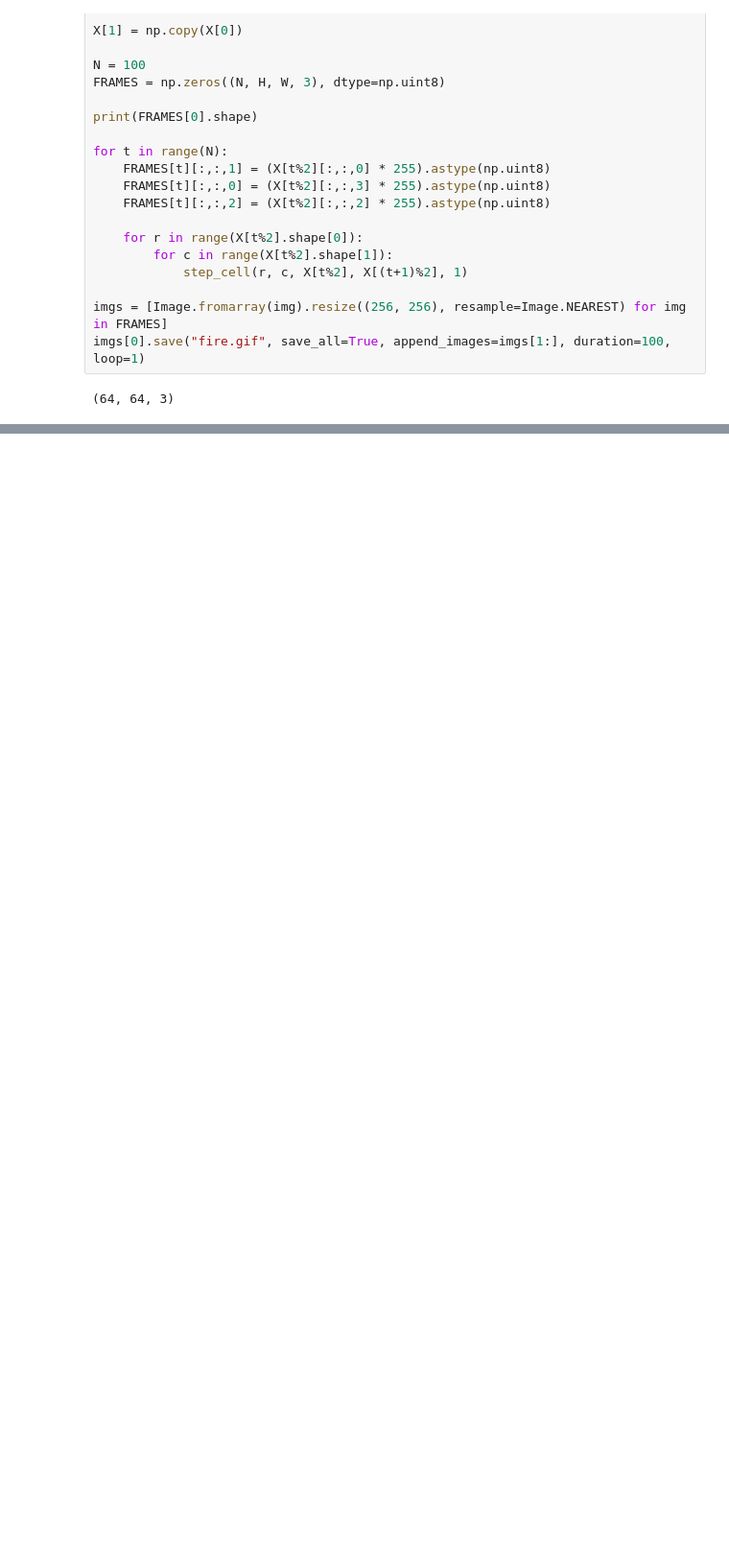
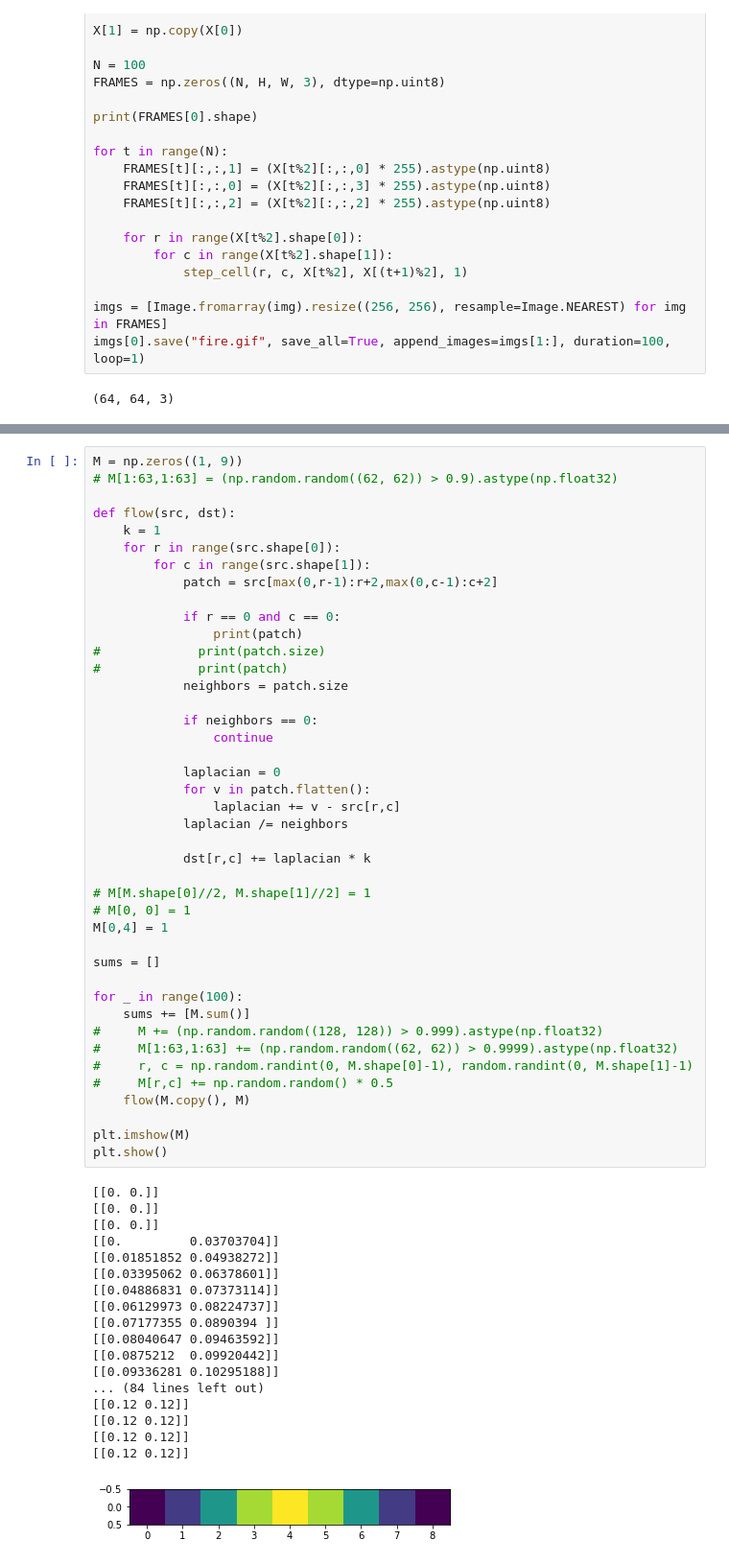
Before and after one commit to mrpossoms/pacifist-jam, a Jupyter notebook: gdd/pacifist-jam.ipynb, the cells around one changed output, grey strips where cells are left out. Shown at 96% size. Drawn from its saved outputs; the diff is of its cells as text; blank space fills up the shorter version.

```diff
--- a/gdd/pacifist-jam.ipynb
+++ b/gdd/pacifist-jam.ipynb
@@ -283,0 +287,61 @@ imgs[0].save("stocastic-fire.gif", save_all=True, append_images=imgs[1:], durati
+# %%
+M = np.zeros((1, 9))
+# M[1:63,1:63] = (np.random.random((62, 62)) > 0.9).astype(np.float32)
+
+def flow(src, dst):
+    k = 1
+    for r in range(src.shape[0]):
+        for c in range(src.shape[1]):
+            patch = src[max(0,r-1):r+2,max(0,c-1):c+2]
+
+            if r == 0 and c == 0:
+                print(patch)
+#             print(patch.size)
+#             print(patch)
+            neighbors = patch.size
+
+            if neighbors == 0:
+                continue
+
+            laplacian = 0
+            for v in patch.flatten():
+                laplacian += v - src[r,c]
+            laplacian /= neighbors
+
+            dst[r,c] += laplacian * k
+
+# M[M.shape[0]//2, M.shape[1]//2] = 1
+# M[0, 0] = 1
+M[0,4] = 1
+
+sums = []
+
+for _ in range(100):
+    sums += [M.sum()]
+#     M += (np.random.random((128, 128)) > 0.999).astype(np.float32)
+#     M[1:63,1:63] += (np.random.random((62, 62)) > 0.9999).astype(np.float32)
+#     r, c = np.random.randint(0, M.shape[0]-1), random.randint(0, M.shape[1]-1)
+#     M[r,c] += np.random.random() * 0.5
+    flow(M.copy(), M)
+
+plt.imshow(M)
+plt.show()
+# %% [output]
+[[0. 0.]]
+[[0. 0.]]
+[[0. 0.]]
+[[0.         0.03703704]]
+[[0.01851852 0.04938272]]
+[[0.03395062 0.06378601]]
+[[0.04886831 0.07373114]]
+[[0.06129973 0.08224737]]
+[[0.07177355 0.0890394 ]]
+[[0.08040647 0.09463592]]
+[[0.0875212  0.09920442]]
+[[0.09336281 0.10295188]]
+... (84 lines left out)
+[[0.12 0.12]]
+[[0.12 0.12]]
+[[0.12 0.12]]
+[[0.12 0.12]]
+[figure, added]
```
Also changed, not shown: parts of 15 cells of this notebook, 13 other files.
